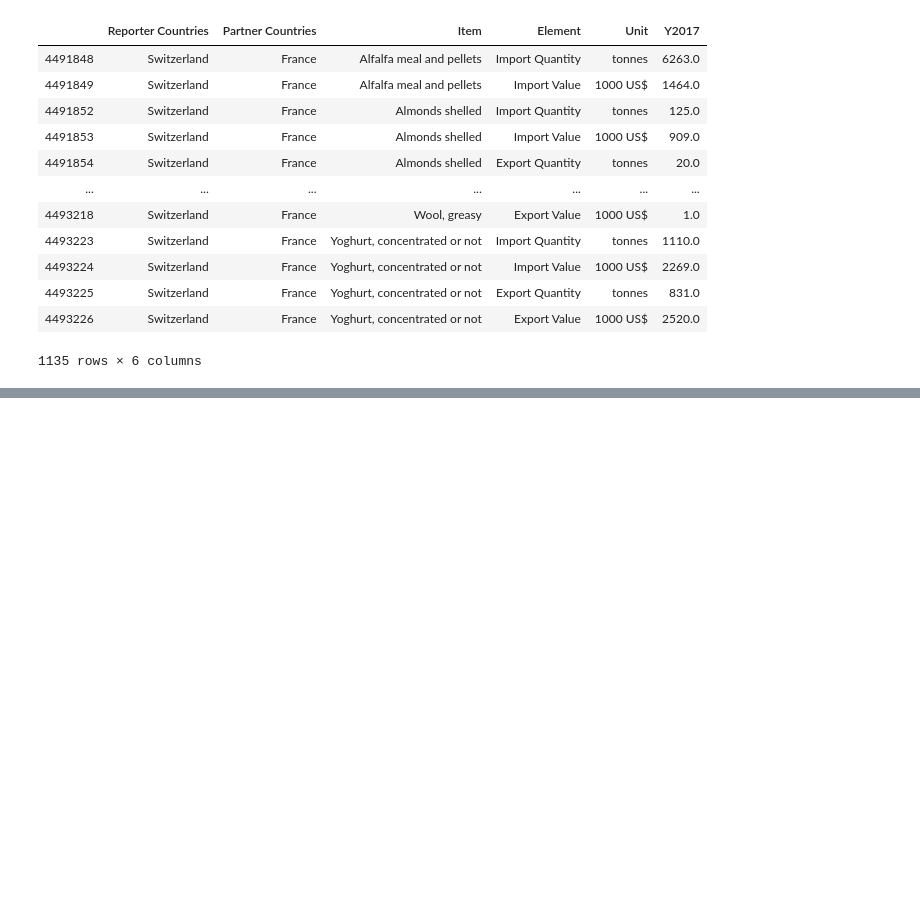
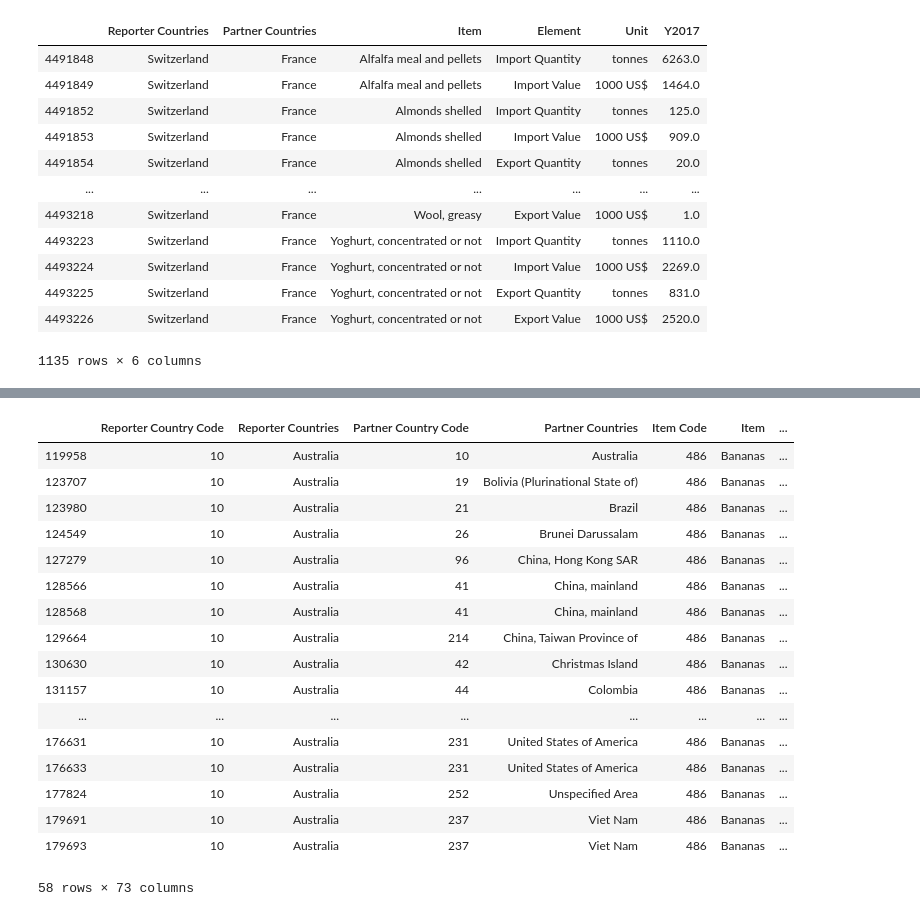
Before and after one commit to n-poulsen/GranADA, a Jupyter notebook: code/marketResponse.ipynb, the cells around one changed output, grey strips where cells are left out. Cells and saved outputs as stored; diff of their text form; code cells hidden in the pictures; blank space fills up the shorter version.

```diff
--- a/code/marketResponse.ipynb
+++ b/code/marketResponse.ipynb
@@ -64,0 +100,3 @@ df_trade_ch_fr_2017
+# %%
+df_trade_au = df_trade_matrix[df_trade_matrix['Reporter Countries'] == 'Australia']
+df_trade_au
@@ -64,0 +117,3 @@ df_trade_ch_fr_2017
+# %%
+df_banana_trade_au = df_trade_au[df_trade_au['Item'] == 'Bananas']
+df_banana_trade_au
@@ -64,0 +134,22 @@ df_trade_ch_fr_2017
+# %%
+df_banana_trade_weight_au = df_banana_trade_au[df_banana_trade_au['Unit'] == 'tonnes'].fillna(value=0)
+df_banana_trade_weight_au
+# %% [output]
+|  | Reporter Country Code | Reporter Countries | Partner Country Code | Partner Countries | Item Code | Item | ... |
+| 119958 | 10 | Australia | 10 | Australia | 486 | Bananas | ... |
+| 123707 | 10 | Australia | 19 | Bolivia (Plurinational State of) | 486 | Bananas | ... |
+| 123980 | 10 | Australia | 21 | Brazil | 486 | Bananas | ... |
+| 124549 | 10 | Australia | 26 | Brunei Darussalam | 486 | Bananas | ... |
+| 127279 | 10 | Australia | 96 | China, Hong Kong SAR | 486 | Bananas | ... |
+| 128566 | 10 | Australia | 41 | China, mainland | 486 | Bananas | ... |
+| 128568 | 10 | Australia | 41 | China, mainland | 486 | Bananas | ... |
+| 129664 | 10 | Australia | 214 | China, Taiwan Province of | 486 | Bananas | ... |
+| 130630 | 10 | Australia | 42 | Christmas Island | 486 | Bananas | ... |
+| 131157 | 10 | Australia | 44 | Colombia | 486 | Bananas | ... |
+| ... | ... | ... | ... | ... | ... | ... | ... |
+| 176631 | 10 | Australia | 231 | United States of America | 486 | Bananas | ... |
+| 176633 | 10 | Australia | 231 | United States of America | 486 | Bananas | ... |
+| 177824 | 10 | Australia | 252 | Unspecified Area | 486 | Bananas | ... |
+| 179691 | 10 | Australia | 237 | Viet Nam | 486 | Bananas | ... |
+| 179693 | 10 | Australia | 237 | Viet Nam | 486 | Bananas | ... |
+58 rows × 73 columns
```
Also changed, not shown: parts of 7 cells of this notebook, 1 other file.
